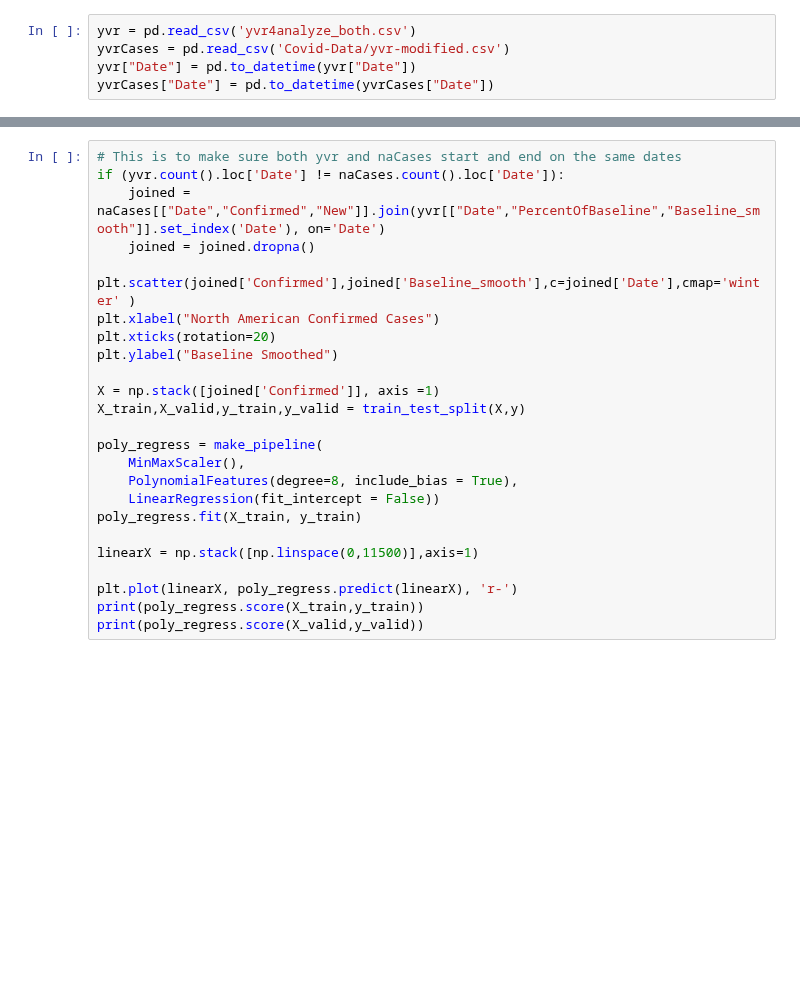
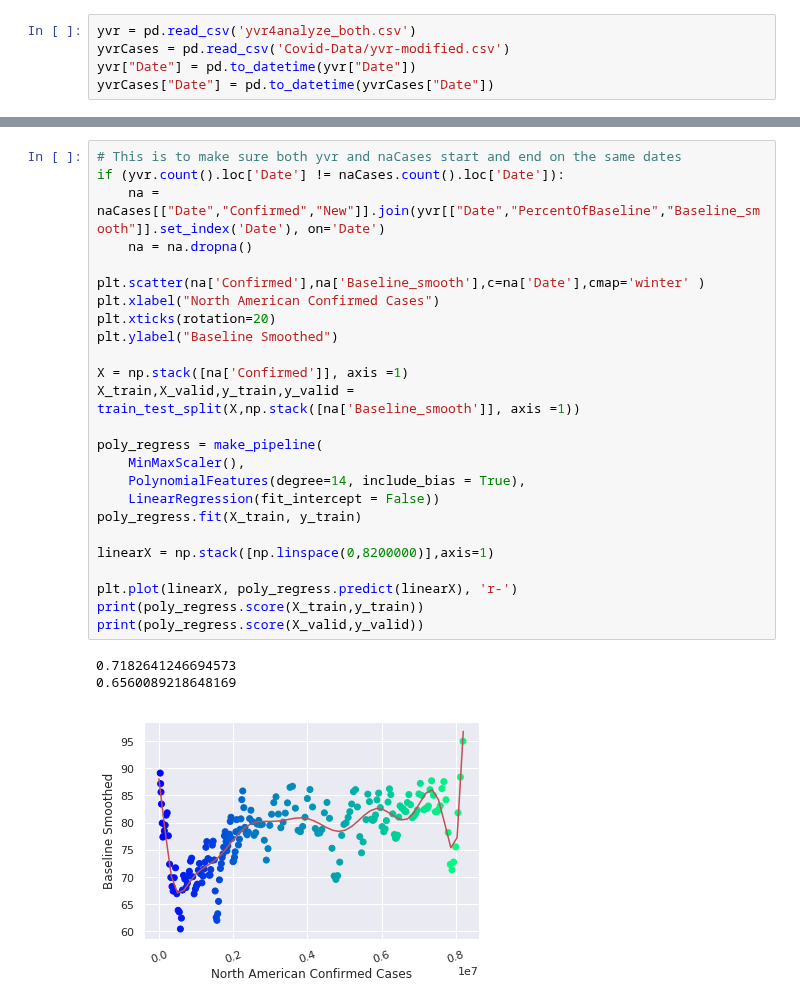
Before and after one commit to clement-ip/covid-airport-travel, a Jupyter notebook: analyzeYVR.ipynb, the cells around one changed output, grey strips where cells are left out. Cells and saved outputs as stored; diff of their text form; blank space fills up the shorter version.

```diff
--- a/analyzeYVR.ipynb
+++ b/analyzeYVR.ipynb
@@ -128,28 +169,32 @@ print(poly_regress.score(X_valid,y_valid))
 # %%
 # This is to make sure both yvr and naCases start and end on the same dates
 if (yvr.count().loc['Date'] != naCases.count().loc['Date']):
-    joined = naCases[["Date","Confirmed","New"]].join(yvr[["Date","PercentOfBaseline","Baseline_smooth"]].set_index('Date'), on='Date')
-    joined = joined.dropna()
+    na = naCases[["Date","Confirmed","New"]].join(yvr[["Date","PercentOfBaseline","Baseline_smooth"]].set_index('Date'), on='Date')
+    na = na.dropna()
 
-plt.scatter(joined['Confirmed'],joined['Baseline_smooth'],c=joined['Date'],cmap='winter' )
+plt.scatter(na['Confirmed'],na['Baseline_smooth'],c=na['Date'],cmap='winter' )
 plt.xlabel("North American Confirmed Cases")
 plt.xticks(rotation=20)
 plt.ylabel("Baseline Smoothed")
 
-X = np.stack([joined['Confirmed']], axis =1)
-X_train,X_valid,y_train,y_valid = train_test_split(X,y)
+X = np.stack([na['Confirmed']], axis =1)
+X_train,X_valid,y_train,y_valid = train_test_split(X,np.stack([na['Baseline_smooth']], axis =1))
 
 poly_regress = make_pipeline(
     MinMaxScaler(),
-    PolynomialFeatures(degree=8, include_bias = True),
+    PolynomialFeatures(degree=14, include_bias = True),
     LinearRegression(fit_intercept = False))
 poly_regress.fit(X_train, y_train)
 
-linearX = np.stack([np.linspace(0,11500)],axis=1)
+linearX = np.stack([np.linspace(0,8200000)],axis=1)
 
 plt.plot(linearX, poly_regress.predict(linearX), 'r-')
 print(poly_regress.score(X_train,y_train))
 print(poly_regress.score(X_valid,y_valid))
+# %% [output]
+0.7182641246694573
+0.6560089218648169
+[figure, added]
 # %%
 # ML with new cases, total cases, na cases: total + new, vs y= Baseline
 #naCases --> Confirmed, New, New_smooth, Confirm_smooth
```
Also changed, not shown: parts of 8 cells of this notebook, 2 other files.
